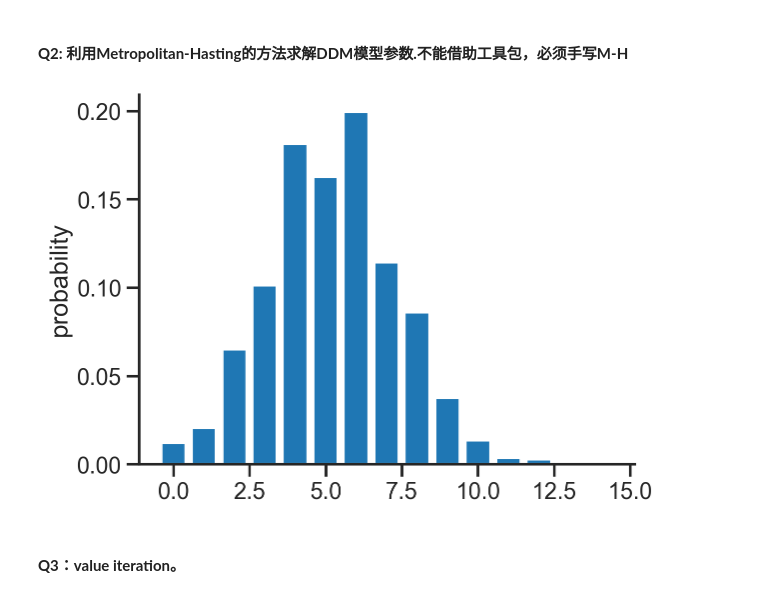
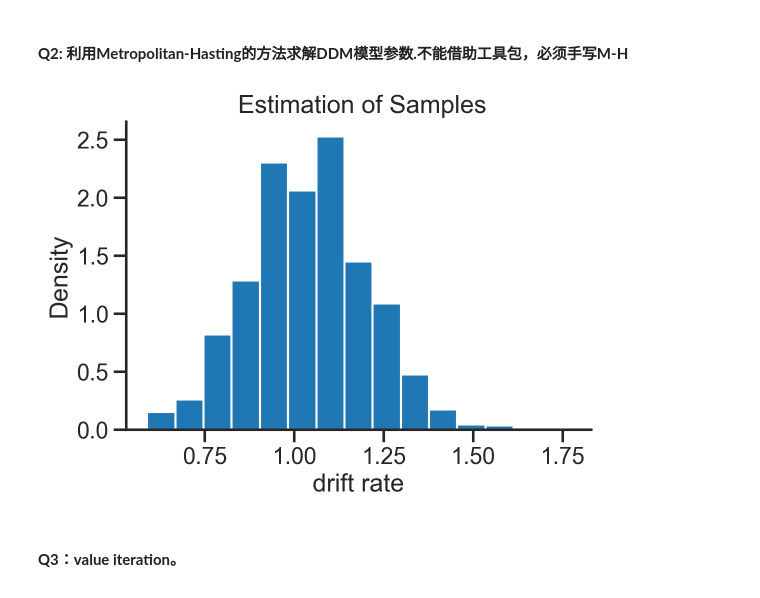
Before and after one commit to yuyangao/MCMC-RL, a Jupyter notebook: hw_ans.ipynb, the cells around one changed output. Cells and saved outputs as stored; diff of their text form; code cells hidden in the pictures.

```diff
--- a/hw_ans.ipynb
+++ b/hw_ans.ipynb
@@ -116,15 +111,16 @@ y_k = 0.1
 
 # 调用 Metropolis-Hastings 算法
 samples = metropolis_hastings(data, y_k)
-# %%
-arr_,_ =np.histogram(samples,bins=15)
-arr_
-p = arr_/arr_.sum()
-plt.bar(np.arange(15),p)
-plt.ylabel('probability')
-plt.savefig('MH.png')
-# %% [output]
-[figure, removed]
+# %%
+plt.figure(figsize = (6,4))
+plt.hist(samples, bins=15, density=True, label='samples')
+plt.xlabel('drift rate')
+plt.ylabel('Density')
+plt.title(' Estimation of Samples')
+plt.savefig('MH.png')
+plt.show()
+# %% [output]
+[figure, added]
 # %% [markdown]
 ###
 **Q3：value iteration。**
```
Also changed, not shown: parts of 1 cell of this notebook, 2 other files.
